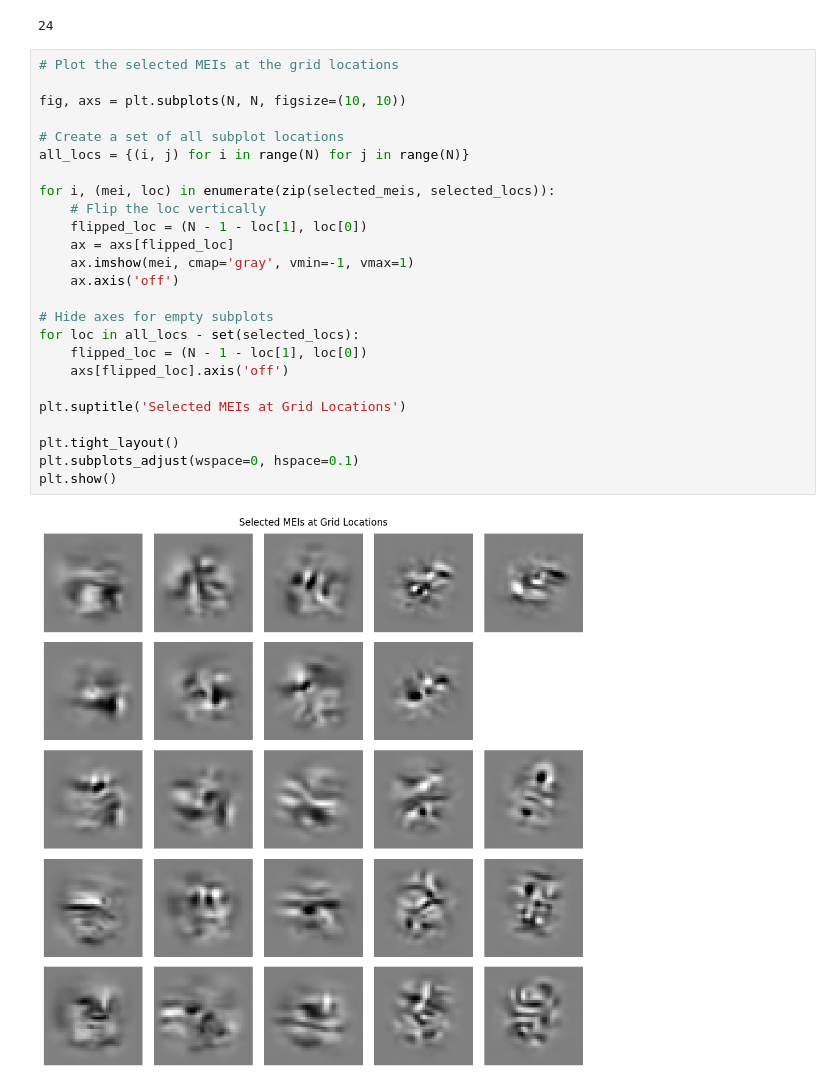
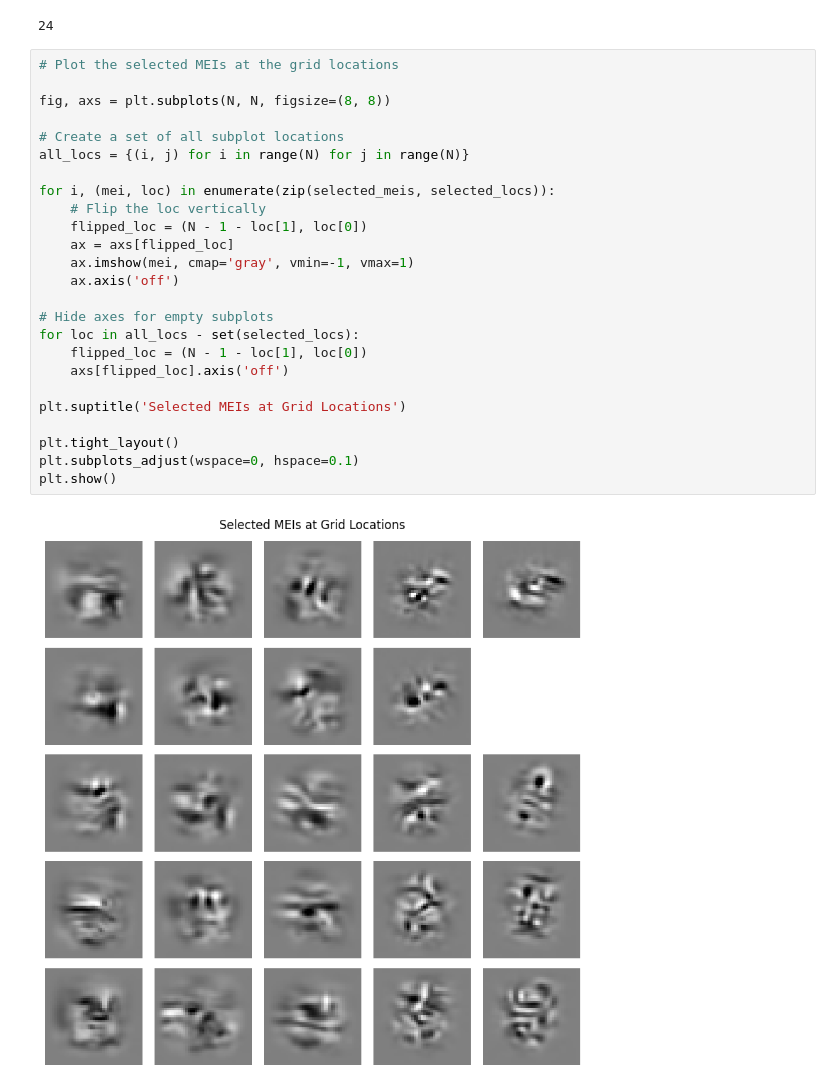
Before and after one commit to ananaphasia/Petreanu_MEI_generation, a Jupyter notebook: 06_UMAP_analysis.ipynb, the cells around one changed output. Cells and saved outputs as stored; diff of their text form.

```diff
--- a/06_UMAP_analysis.ipynb
+++ b/06_UMAP_analysis.ipynb
@@ -779,30 +779,30 @@ len(selected_meis)
 # %%
 # Plot the selected MEIs at the grid locations
 
-fig, axs = plt.subplots(N, N, figsize=(10, 10))
+fig, axs = plt.subplots(N, N, figsize=(8, 8))
 
 # Create a set of all subplot locations
 all_locs = {(i, j) for i in range(N) for j in range(N)}
 
 for i, (mei, loc) in enumerate(zip(selected_meis, selected_locs)):
     # Flip the loc vertically
     flipped_loc = (N - 1 - loc[1], loc[0])
     ax = axs[flipped_loc]
     ax.imshow(mei, cmap='gray', vmin=-1, vmax=1)
     ax.axis('off')
 
 # Hide axes for empty subplots
 for loc in all_locs - set(selected_locs):
     flipped_loc = (N - 1 - loc[1], loc[0])
     axs[flipped_loc].axis('off')
 
 plt.suptitle('Selected MEIs at Grid Locations')
 
 plt.tight_layout()
 plt.subplots_adjust(wspace=0, hspace=0.1)
 plt.show()
 # %% [output]
-[figure, old version]
+[figure, new version]
 # %%
 # Plot UMAP images with a separate color for labeled cells where redcell == 1
 
```
Also changed, not shown: parts of 1 cell of this notebook.
